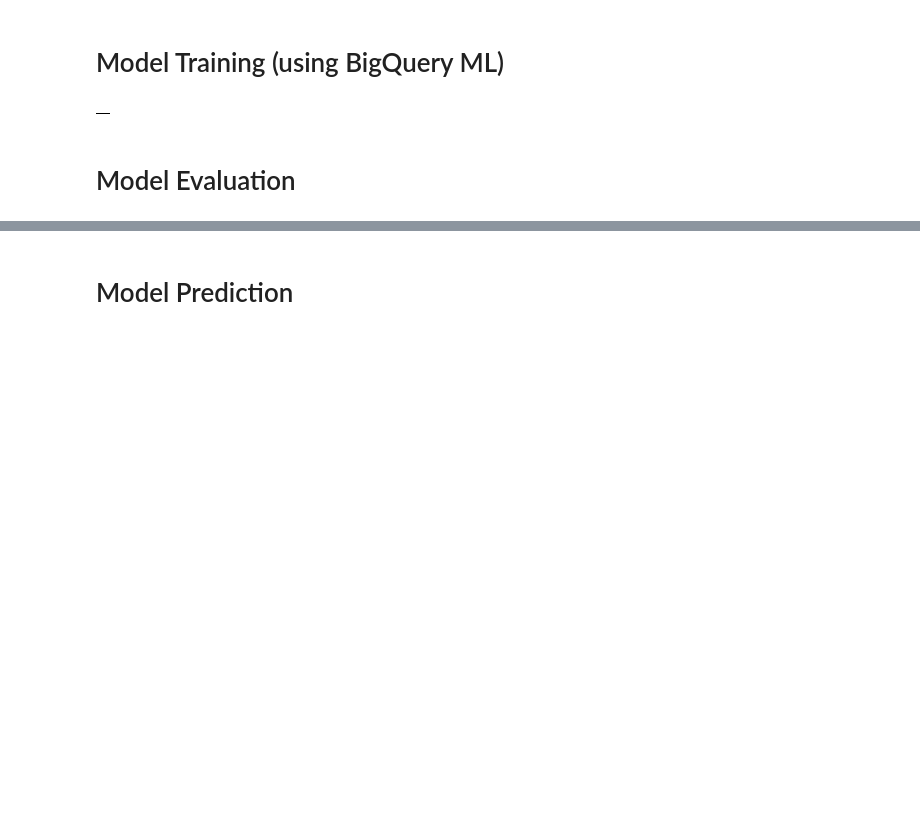
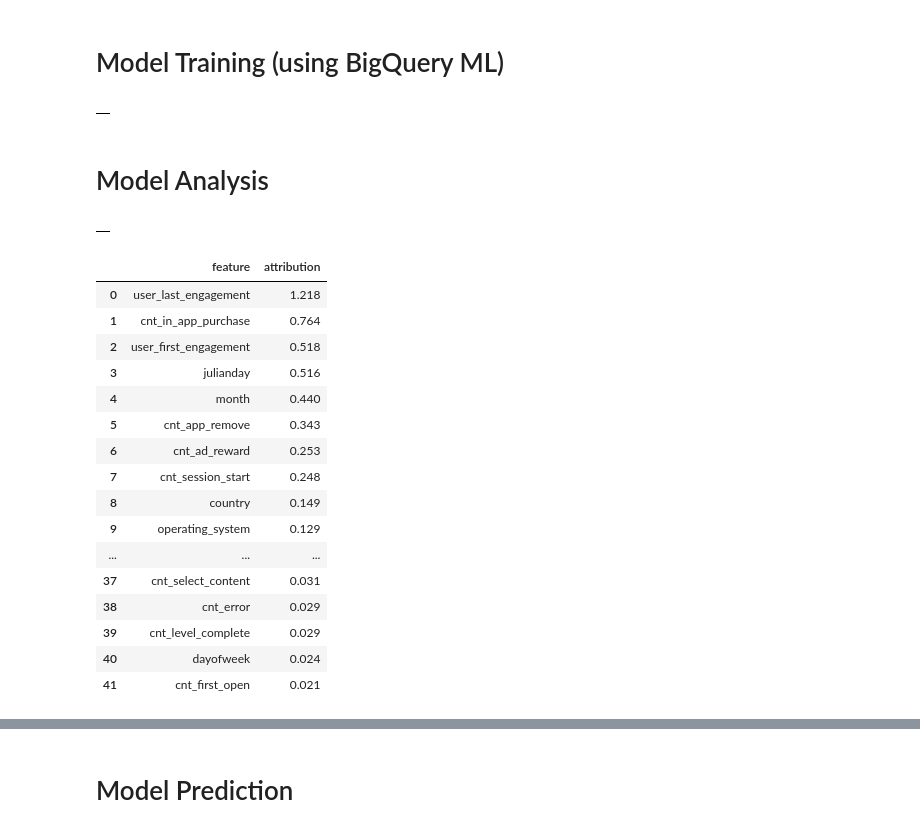
Before and after one commit to Aksh-Narayana/User-Retention-Prediction-Application, a Jupyter notebook: User_Retention_Prediction_Application_ipynb.ipynb, the cells around one changed output, grey strips where cells are left out. Drawn from its saved outputs; the diff is of its cells as text; code cells hidden in the pictures; blank space fills up the shorter version.

```diff
--- a/User_Retention_Prediction_Application_ipynb.ipynb
+++ b/User_Retention_Prediction_Application_ipynb.ipynb
@@ -691,4 +691,41 @@ FROM
 # %% [output]
 |  |
 # %% [markdown]
-# Model Evaluation
+# Model Analysis
+# %%
+%%bigquery --project $PROJECT_ID
+
+CREATE OR REPLACE VIEW bqmlga4.prediction_contribution AS (
+
+SELECT
+  *
+FROM
+  ML.GLOBAL_EXPLAIN(MODEL bqmlga4.churn_logreg_new)
+);
+# %% [output]
+|  |
+# %%
+%%bigquery --project $PROJECT_ID
+
+SELECT
+  *
+FROM
+  bqmlga4.prediction_contribution
+# %% [output]
+|  | feature | attribution |
+| 0 | user_last_engagement | 1.218 |
+| 1 | cnt_in_app_purchase | 0.764 |
+| 2 | user_first_engagement | 0.518 |
+| 3 | julianday | 0.516 |
+| 4 | month | 0.440 |
+| 5 | cnt_app_remove | 0.343 |
+| 6 | cnt_ad_reward | 0.253 |
+| 7 | cnt_session_start | 0.248 |
+| 8 | country | 0.149 |
+| 9 | operating_system | 0.129 |
+| ... | ... | ... |
+| 37 | cnt_select_content | 0.031 |
+| 38 | cnt_error | 0.029 |
+| 39 | cnt_level_complete | 0.029 |
+| 40 | dayofweek | 0.024 |
+| 41 | cnt_first_open | 0.021 |
```
Also changed, not shown: parts of 6 cells of this notebook.
